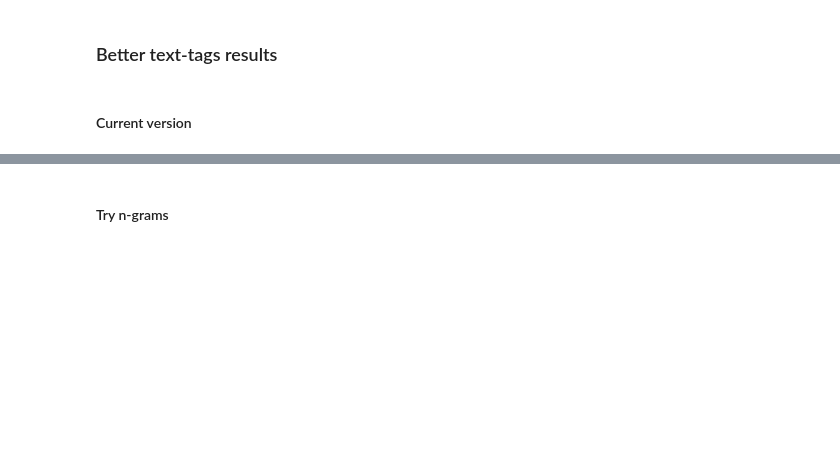
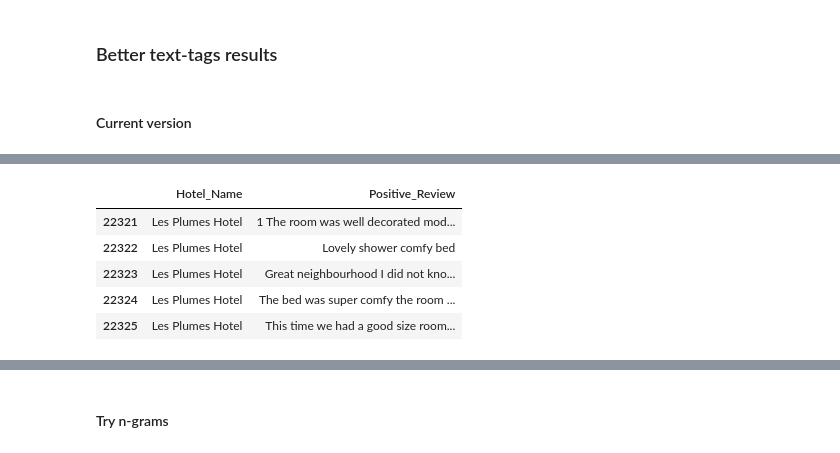
Before and after one commit to EricBaiBusiness/Luxurious-Hotel-Review, a Jupyter notebook: Final Deliverable/Recommendation System 2.0.ipynb, the cells around one changed output, grey strips where cells are left out. Drawn from its saved outputs; the diff is of its cells as text; code cells hidden in the pictures; blank space fills up the shorter version.

```diff
--- a/Final Deliverable/Recommendation System 2.0.ipynb
+++ b/Final Deliverable/Recommendation System 2.0.ipynb
@@ -335,0 +263,10 @@ sorted_tfidf
+# %%
+hotel_review = subset[['Hotel_Name', 'Positive_Review']]
+hotel_review.head()
+# %% [output]
+|  | Hotel_Name | Positive_Review |
+| 22321 | Les Plumes Hotel | 1 The room was well decorated mod... |
+| 22322 | Les Plumes Hotel | Lovely shower comfy bed |
+| 22323 | Les Plumes Hotel | Great neighbourhood I did not kno... |
+| 22324 | Les Plumes Hotel | The bed was super comfy the room ... |
+| 22325 | Les Plumes Hotel | This time we had a good size room... |
```
Also changed, not shown: parts of 15 cells of this notebook.
